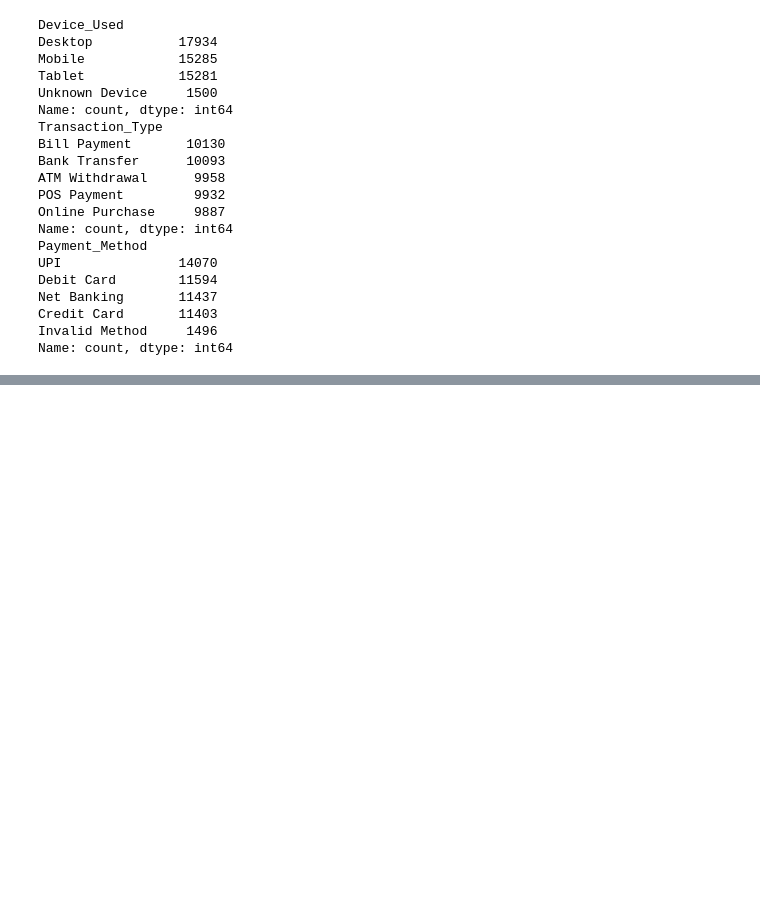
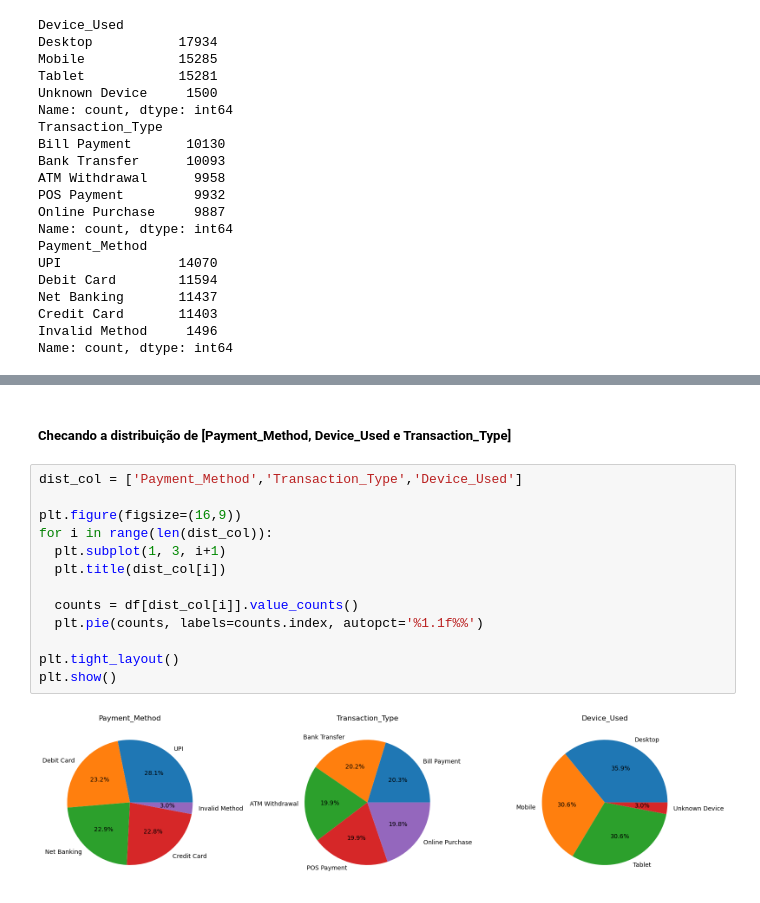
Before and after one commit to RodrigoD4v/Deteccao-de-Fraude-ML, a Jupyter notebook: notebooks/deteccao_fraudes_pagamentos.ipynb, the cells around one changed output, grey strips where cells are left out. Drawn from its saved outputs; the diff is of its cells as text; blank space fills up the shorter version.

Commit message:
Checando a distribuição de Payment_Method, Device_Used e Transaction_Type

```diff
--- a/notebooks/deteccao_fraudes_pagamentos.ipynb
+++ b/notebooks/deteccao_fraudes_pagamentos.ipynb
@@ -271,0 +281,17 @@ Name: count, dtype: int64
+# %% [markdown]
+##### Checando a distribuição de [Payment_Method, Device_Used e Transaction_Type]
+# %%
+dist_col = ['Payment_Method','Transaction_Type','Device_Used']
+
+plt.figure(figsize=(16,9))
+for i in range(len(dist_col)):
+  plt.subplot(1, 3, i+1)
+  plt.title(dist_col[i])
+
+  counts = df[dist_col[i]].value_counts()
+  plt.pie(counts, labels=counts.index, autopct='%1.1f%%')
+
+plt.tight_layout()
+plt.show()
+# %% [output]
+[figure, added]
```
Also changed, not shown: parts of 1 cell of this notebook.
